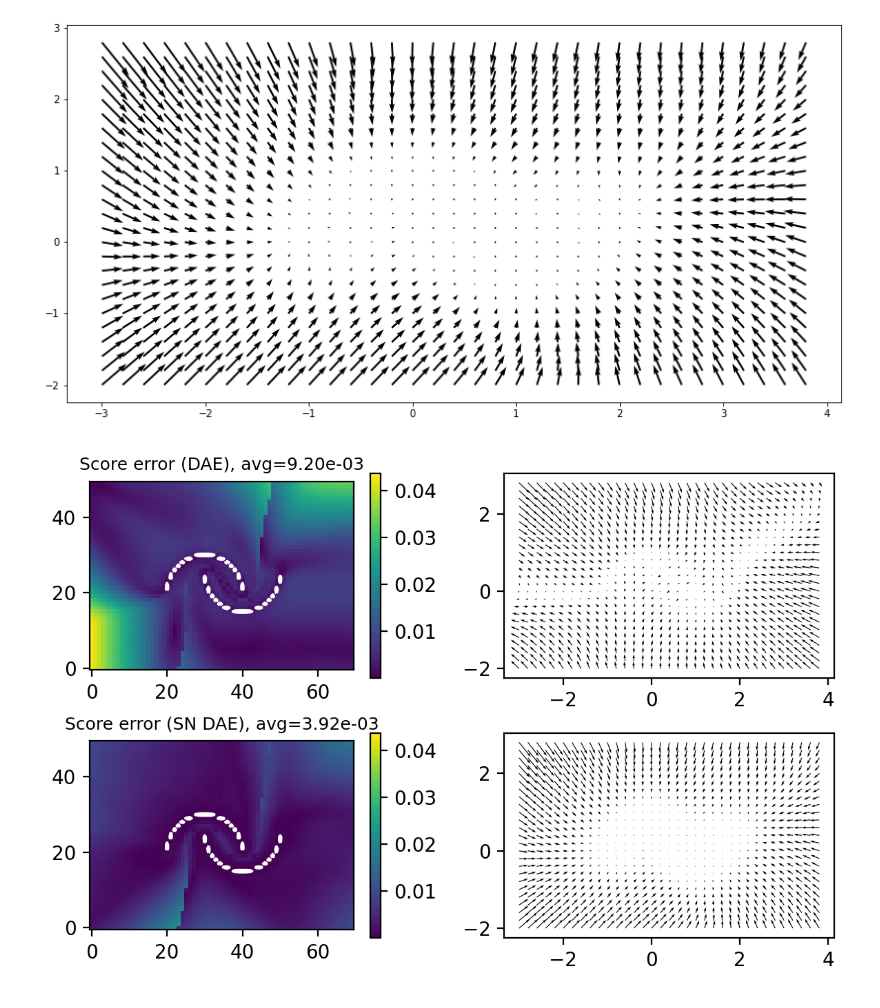
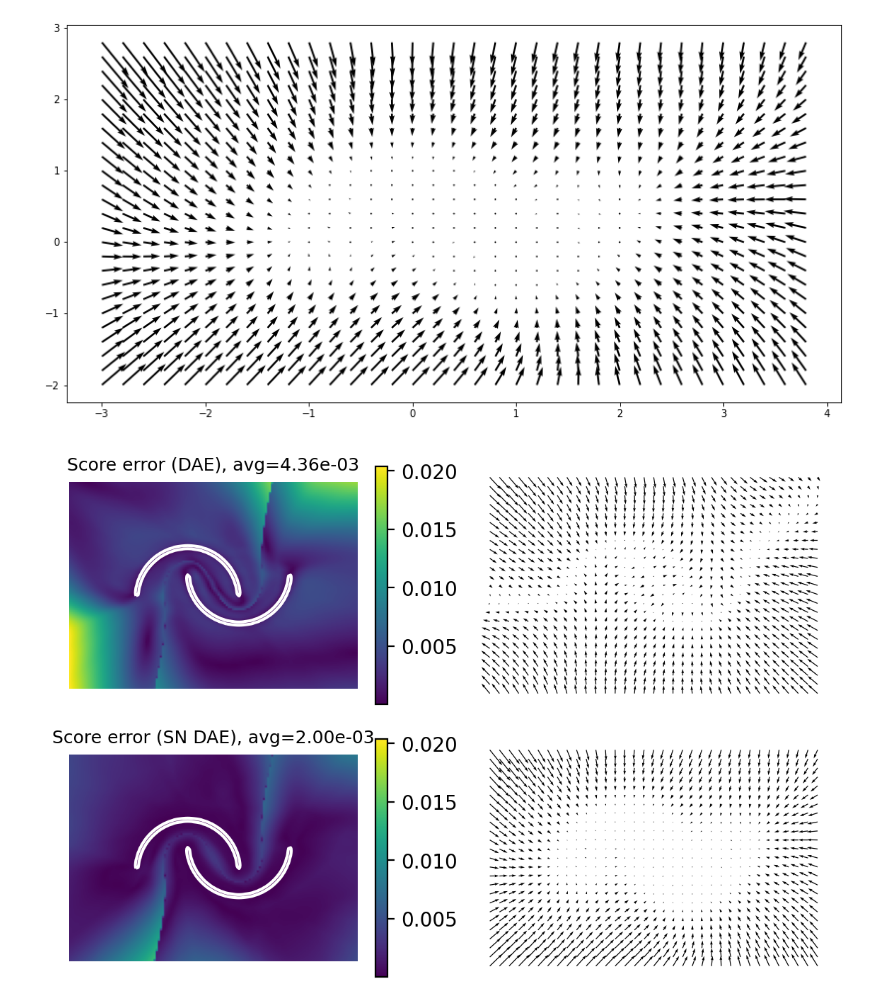
Before and after one commit to b-remy/score-estimation-comparison, a Jupyter notebook: notebooks/AR-DAE_Lipschitz.ipynb, the cells around one changed output. Saved outputs shown, nothing was run; the diff lists cells and outputs as text; code cells hidden in the pictures.

Commit message:
add scale and offset feature for error map display

```diff
--- a/notebooks/AR-DAE_Lipschitz.ipynb
+++ b/notebooks/AR-DAE_Lipschitz.ipynb
@@ -338,11 +338,23 @@ quiver(X, Y, g[:,:,0], g[:,:,1])
 <matplotlib.quiver.Quiver at 0x...>
 [figure]
 # %%
-def display_score_error_two_moons(true_score, estimated_scores, labels, distribution=None, dpi=100, n=28, is_amortized=True, is_reg=True):
+def display_score_error_two_moons(true_score, estimated_scores, labels, distribution=None, dpi=100, n=28, is_amortized=True, is_reg=True, scale=1, offset=[0, 0]):
     #plt.figure(dpi=dpi)
 
-    X = np.arange(-3, 4, 0.1)
-    Y = np.arange(-2, 3, 0.1)
+    #c1 = [-3, -2]
+    #c2 = [4, 3]
+    scale = scale
+    offset = jnp.array(offset)
+
+    d_offset = jnp.array([.5, .25])
+    c1 = scale * (jnp.array([-.7, -0.5])) + d_offset + offset
+    c2 = scale * (jnp.array([.7, 0.5])) + d_offset + offset
+
+    #X = np.arange(c1[0], c2[0], 0.1)
+    #Y = np.arange(c1[1], c2[1], 0.1)
+    n = 100
+    X = np.linspace(c1[0], c2[0], int(n*7/5))
+    Y = np.linspace(c1[1], c2[1], n)
     if distribution:
         _x, _y = jnp.meshgrid(jnp.arange(0, len(X), 1), jnp.arange(0, len(Y), 1))
         Z = jnp.stack(jnp.meshgrid(X, Y), axis=-1).reshape((-1, 2))
@@ -379,6 +391,8 @@ def display_score_error_two_moons(true_score, estimated_scores, labels, distribu
     for i in range(n_s):
         plt.subplot(n_s, 2, 2*i+1)
         plt.imshow(errors[i], origin='lower', vmin=v_min, vmax=v_max)
+        plt.axis('off')
+
         plt.colorbar()
         if distribution:
             plt.contour(_x, _y, dist, levels=[1], colors='white')
@@ -387,7 +401,8 @@ def display_score_error_two_moons(true_score, estimated_scores, labels, distribu
         plt.subplot(n_s, 2, 2*i+2)
 
         g = estimated_vector_fileds[i]
-        plt.quiver(X[::2], Y[::2], g[::2,::2,0], g[::2,::2,1])
+        plt.quiver(X[::4], Y[::4], g[::4,::4,0], g[::4,::4,1])
+        plt.axis('off')
 
     plt.tight_layout()
     plt.savefig('error_comparison.png')
@@ -394,7 +412,7 @@ def display_score_error_two_moons(true_score, estimated_scores, labels, distribu
 # %%
-scores = [dae_score, score_sn]
-labels = ['DAE', 'SN DAE']
 plt.figure(dpi=200)
-display_score_error_two_moons(true_score, scores, labels, distribution=two_moons, is_amortized=True, is_reg=True)
+scale = 4
+offset = [0, 0]
+display_score_error_two_moons(true_score, scores, labels, distribution=two_moons, is_amortized=True, is_reg=True, scale=scale, offset=offset)
 # %% [output]
-[figure, old version]
+[figure, new version]
```
Also changed, not shown: parts of 2 cells of this notebook.
